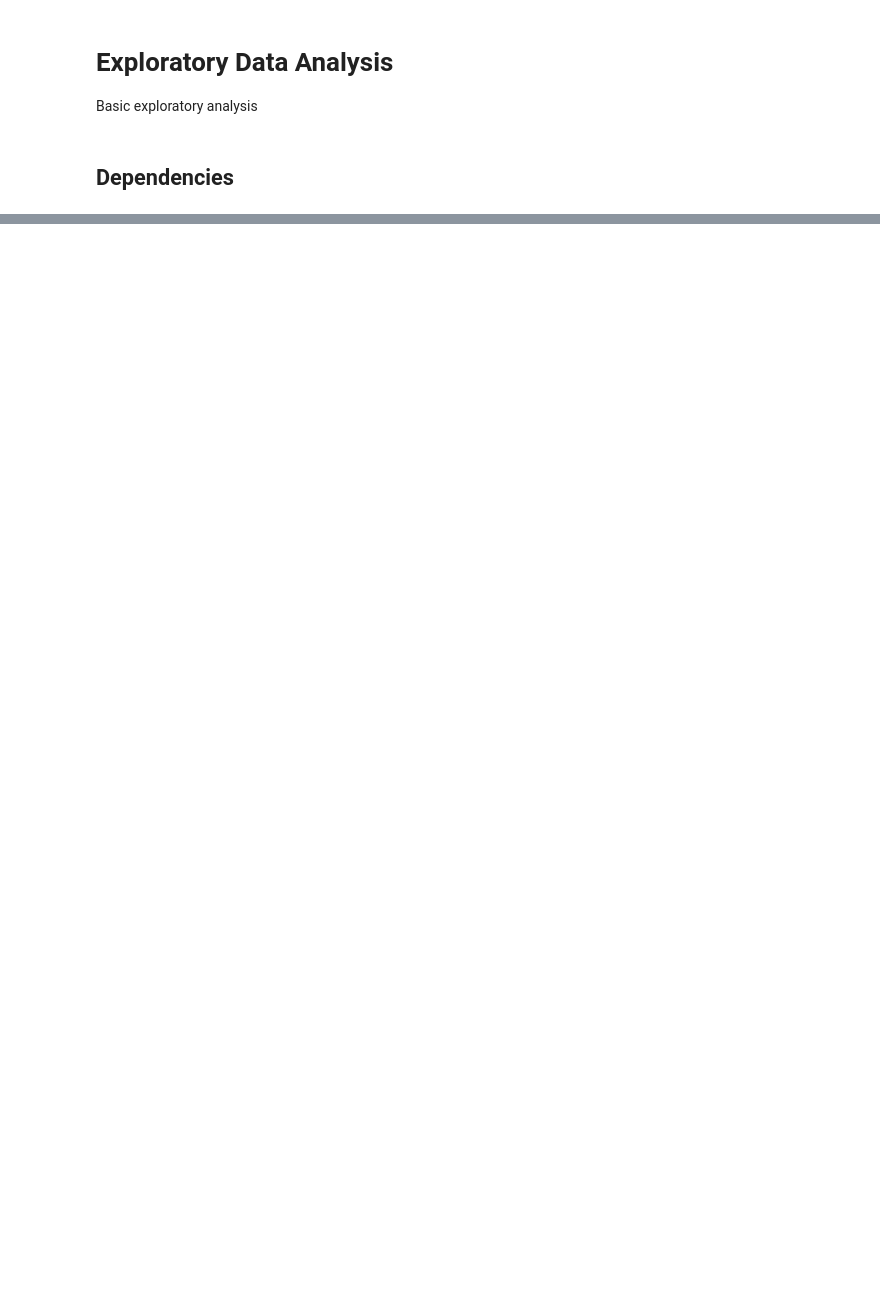
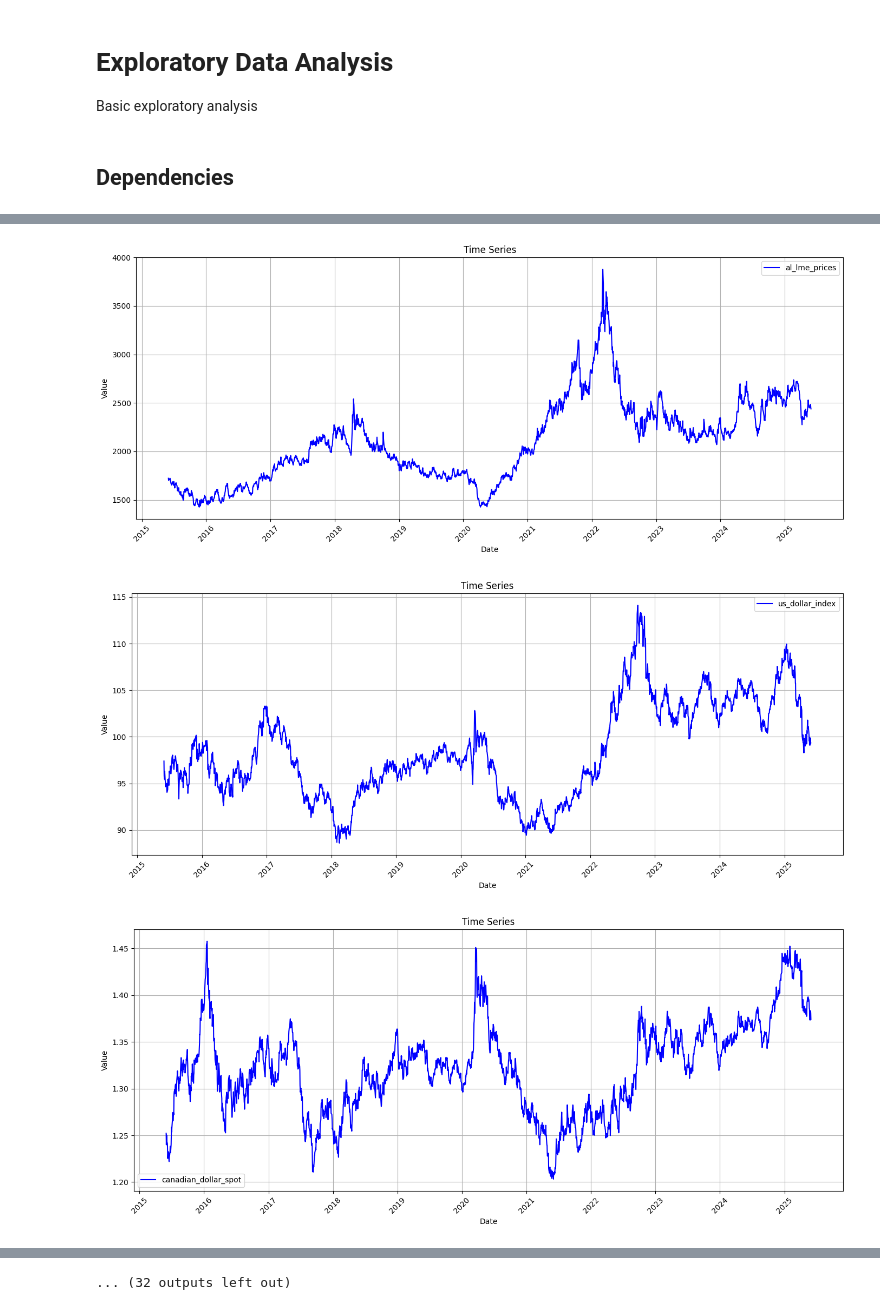
Before and after one commit to panstenos/Commodity-Optionality-Pricing-UCL-Dissertation, a Jupyter notebook: Data/EDA.ipynb, the cells around one changed output, grey strips where cells are left out. Cells and saved outputs as stored; diff of their text form; code cells hidden in the pictures; blank space fills up the shorter version.

```diff
--- a/Data/EDA.ipynb
+++ b/Data/EDA.ipynb
@@ -14,0 +13,5 @@ ModuleNotFoundError: No module named 'pandas'
+# %%
+df = pd.read_csv('aluminium_raw_inputs.csv')
+print(df.dtypes)
+print(df.shape)
+df.head()
@@ -14,0 +159,6 @@ ModuleNotFoundError: No module named 'pandas'
+# %%
+df = df.drop([
+    "('FeatureName.IMPORT_CURRENCY', 'euro_spot')",
+    "('FeatureName.IMPORT_CURRENCY', 'indian_rupee_spot')"
+], axis=1)
+df.columns
@@ -14,0 +257,38 @@ ModuleNotFoundError: No module named 'pandas'
+# %%
+def line_plot(dates, values, ylabel, ax=None, show=True):
+    # Create new figure and axes only if none provided
+    if ax is None:
+        fig, ax = plt.subplots(figsize=(14, 6))
+        new_plot = True
+    else:
+        new_plot = False
+
+    # Plot the line
+    ax.plot(dates, values, label=ylabel, color='blue')
+
+    # Only configure the axes once
+    if new_plot:
+        ax.set_xlabel('Date')
+        ax.set_ylabel('Value')
+        ax.xaxis.set_major_locator(mdates.YearLocator(1))
+        ax.xaxis.set_major_formatter(mdates.DateFormatter('%Y'))
+        ax.tick_params(axis='x', rotation=45)
+        ax.grid(True)
+
+    # Always update the title and legend
+    ax.set_title("Time Series")
+    ax.legend()
+
+    if show and new_plot:
+        plt.tight_layout()
+        plt.show()
+
+    return ax
+# %%
+for i, null_count in enumerate(df.isna().sum()):
+    if i == 0: continue
+    ax = line_plot(df['date'], df[df.columns[i]], df.columns[i], show=True)
+# %% [output]
+[figure, added]
+[figure, added]
+[figure, added]
@@ -14,0 +304 @@ ModuleNotFoundError: No module named 'pandas'
+... (32 outputs left out)
```
Also changed, not shown: parts of 17 cells of this notebook, 2 other files.
